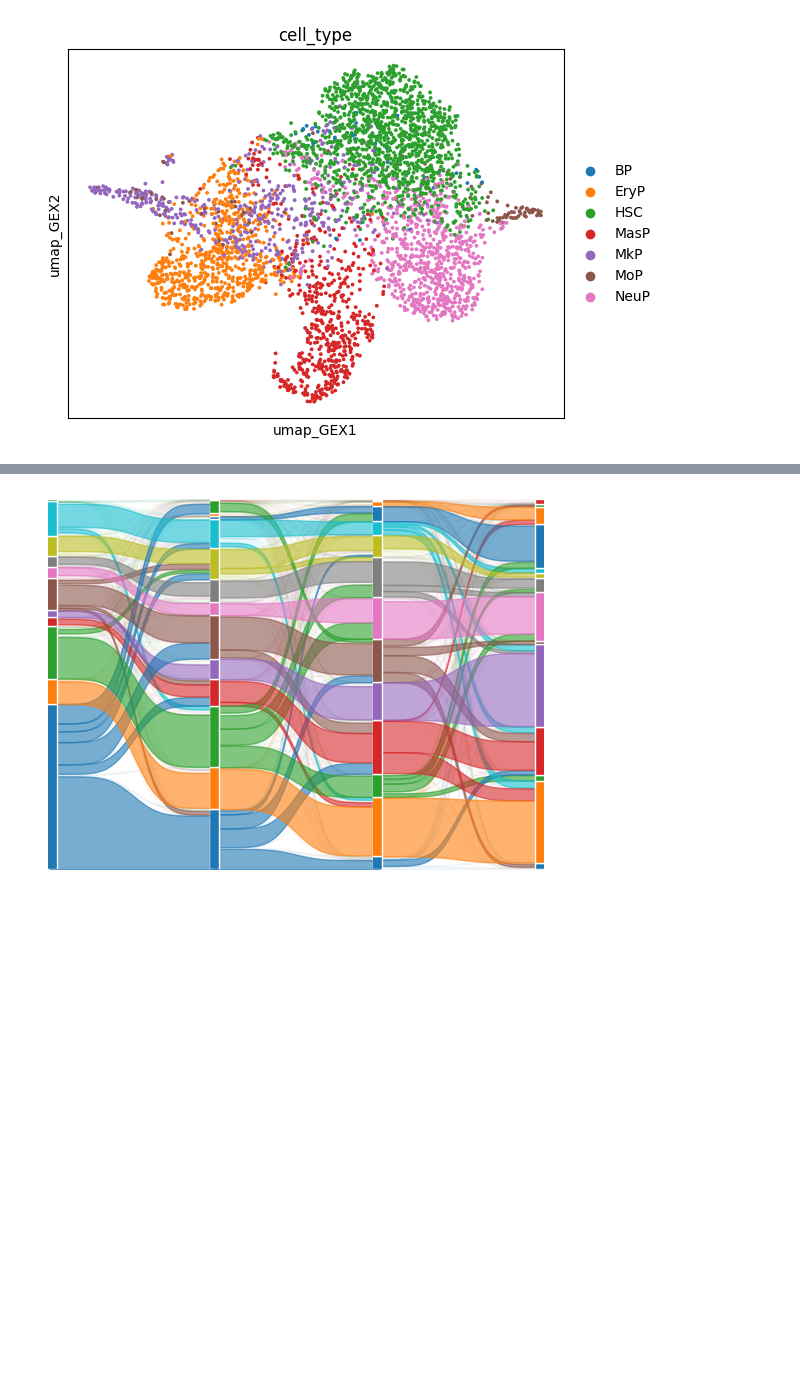
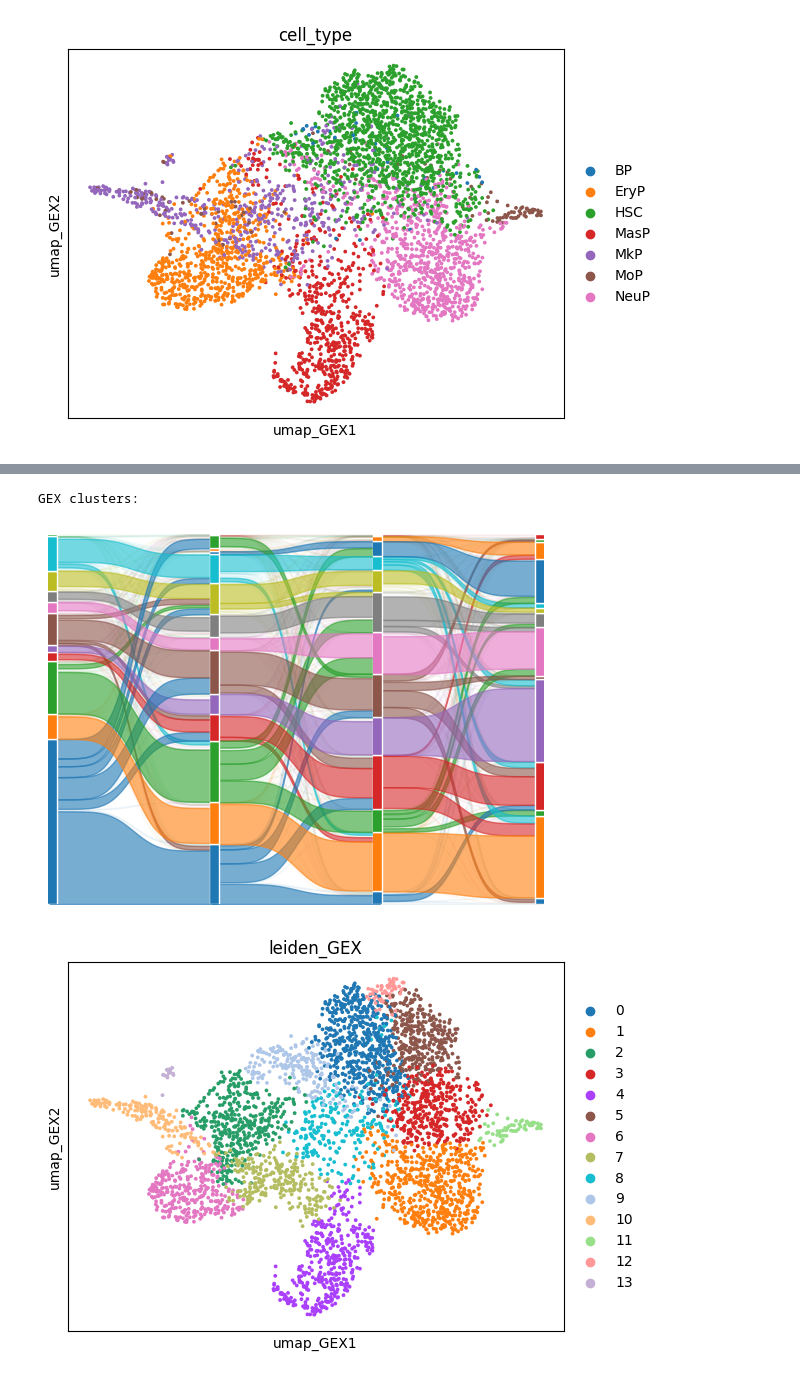
Before and after one commit to alecplotkin/scotty-tools, a Jupyter notebook: examples/quickstart.ipynb, the cells around one changed output, grey strips where cells are left out. Cells and saved outputs as stored; diff of their text form; code cells hidden in the pictures; blank space fills up the shorter version.

```diff
--- a/examples/quickstart.ipynb
+++ b/examples/quickstart.ipynb
@@ -202,6 +194,10 @@ print(adjusted_mutual_info_score(adata.obs['cell_type'], adata.obs['leiden_TKME'
 # %%
+print('GEX clusters:')
 sankey_leiden_gex = sct.plotting.Sankey(ot_model, adata.obs['leiden_GEX'])
 _ = sankey_leiden_gex.plot_all_transitions(min_flow_threshold=0.01)
+sc.pl.embedding(adata, basis='umap_GEX', color='leiden_GEX')
 # %% [output]
+GEX clusters:
 [figure]
+[figure, added]
 # %%
```
Also changed, not shown: parts of 29 cells of this notebook, 1 other file.
